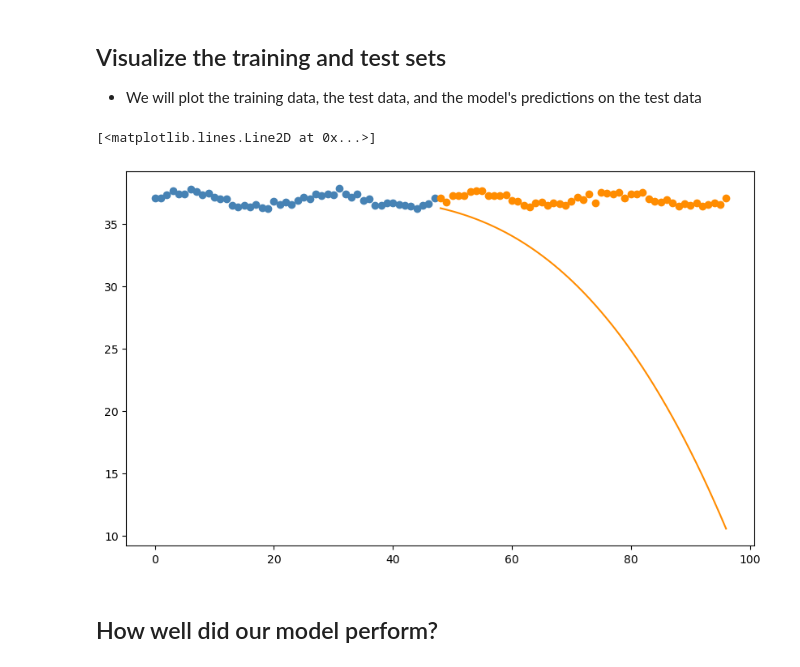
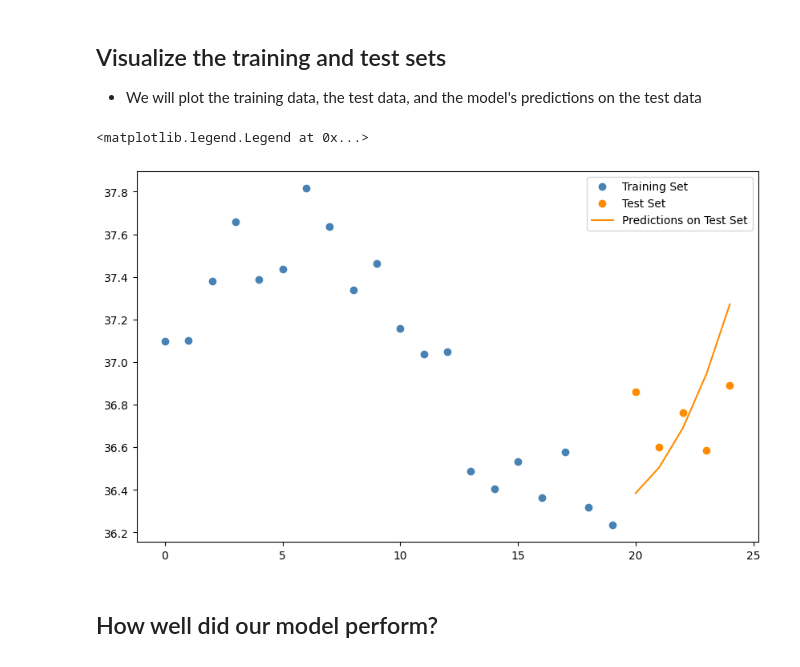
Before and after one commit to BME-i9400/BME-i9400, a Jupyter notebook: slides/lecture_06_ml_fundamentals.ipynb, the cells around one changed output. Drawn from its saved outputs; the diff is of its cells as text; code cells hidden in the pictures.

```diff
--- a/slides/lecture_06_ml_fundamentals.ipynb
+++ b/slides/lecture_06_ml_fundamentals.ipynb
@@ -240,9 +252,11 @@ The shape of x is: (97, 4)
 # %%
-x_train = x[:48,:] # make sure that you understand the syntax!
-y_train = y[:48]
+# make sure that you understand the slicing syntax!
 
-x_test = x[48:,:]
-y_test = y[48:]
+x_train = x[:20,:]
+y_train = y[:20]
+
+x_test = x[20:,:]
+y_test = y[20:]
 
 x_train.shape, y_train.shape, x_test.shape, y_test.shape
 # %% [output]
@@ -277,15 +282,16 @@ array([36.27584156, 36.15934398, 36.03183992, 35.89288315, 35.74202743,
 # %%
 fig = plt.figure(figsize=(10, 6))
 plt.plot(x_train[:,2], y_train, label='Training Set', marker='o', color='steelblue', linestyle='')
 plt.plot(x_test[:,2], y_test, label='Test Set', marker='o', color='darkorange', linestyle='')
 plt.plot(x_test[:,2], yhat_test, label='Predictions on Test Set', color='darkorange', linestyle='-')
+plt.legend()
 
-#$plt.plot(x_train[:,1], y_train, label='Training Set', marker='o', color='steelblue', linestyle='')
+#plt.plot(x_train[:,1], y_train, label='Training Set', marker='o', color='steelblue', linestyle='')
 #plt.plot(x_test[:,1], y_test, label='Test Set', marker='o', color='darkorange', linestyle='')
 #plt.plot(x_test[:,1], yhat_test, label='Predictions on Test Set', color='darkorange', linestyle='-')
 # %% [output]
-[<matplotlib.lines.Line2D at 0x...>]
+<matplotlib.legend.Legend at 0x...>
-[figure, old version]
+[figure, new version]
 # %% [markdown]
 ## How well did our model perform?
 # %% [markdown]
```
Also changed, not shown: parts of 17 cells of this notebook, 2 other files.
